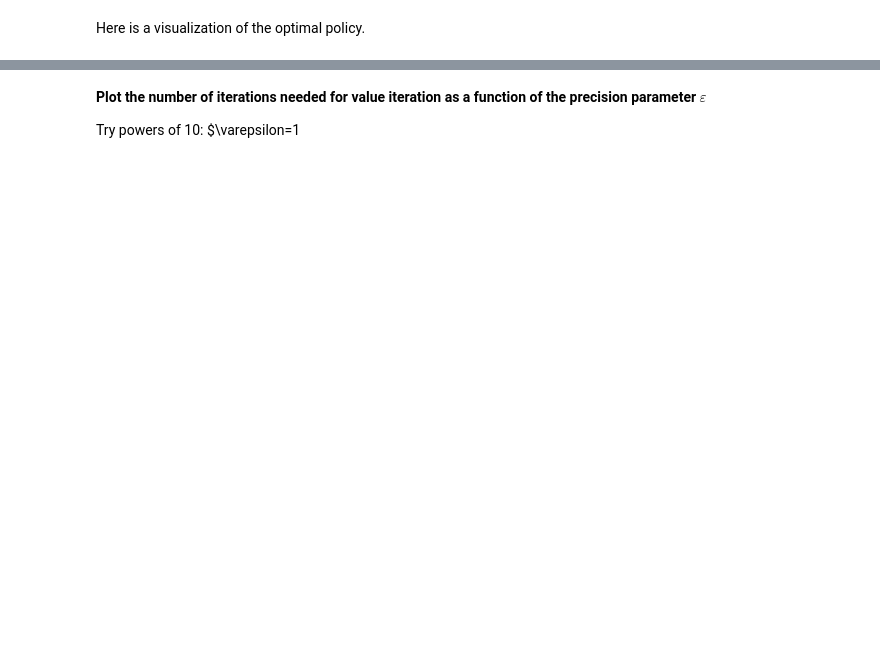
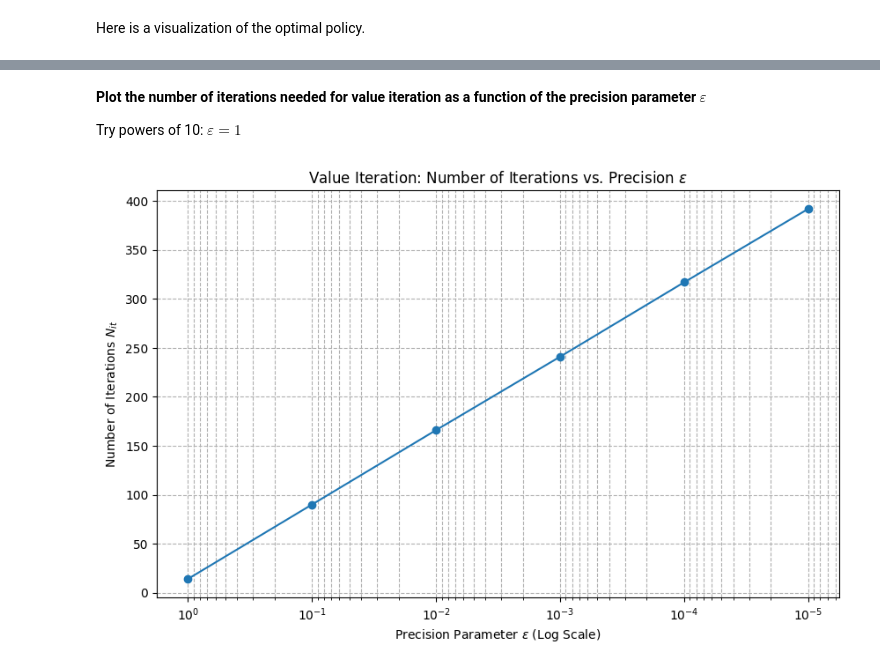
Before and after one commit to milanolivia/apprentissage_seq, a Jupyter notebook: StoreManagement.ipynb, the cells around one changed output, grey strips where cells are left out. Drawn from its saved outputs; the diff is of its cells as text; code cells hidden in the pictures; blank space fills up the shorter version.

```diff
--- a/StoreManagement.ipynb
+++ b/StoreManagement.ipynb
@@ -501,4 +586,30 @@ Vstar=np.copy(V)
 # %% [markdown]
 **Plot the number of iterations needed for value iteration as a function of the precision parameter $\varepsilon$**
 
-Try powers of 10: $\varepsilon=1
+Try powers of 10: $\varepsilon=1$
+# %%
+# Values of epsilon to test (powers of 10)
+epsilon_powers = np.arange(-5, 1) # from 10^-5 to 10^0
+epsilons = np.power(10.0, epsilon_powers)
+
+iterations = []
+
+# Run Value Iteration for each epsilon
+for epsilon in epsilons:
+    # ValueIteration already includes epsilon in its signature
+    Pi_ignored, V_ignored, nIt = ValueIteration(epsilon=epsilon)
+    iterations.append(nIt)
+
+# Plotting the results
+plt.figure(figsize=(10, 6))
+# Use log scale for the x-axis (epsilon) since we are using powers of 10
+plt.semilogx(epsilons, iterations, marker='o', linestyle='-')
+
+plt.xlabel('Precision Parameter $\\varepsilon$ (Log Scale)')
+plt.ylabel('Number of Iterations $N_{it}$')
+plt.title('Value Iteration: Number of Iterations vs. Precision $\\varepsilon$')
+plt.grid(True, which="both", ls="--")
+plt.gca().invert_xaxis() # Show higher precision (smaller epsilon) to the right
+plt.show()
+# %% [output]
+[figure, added]
```
Also changed, not shown: parts of 7 cells of this notebook.
